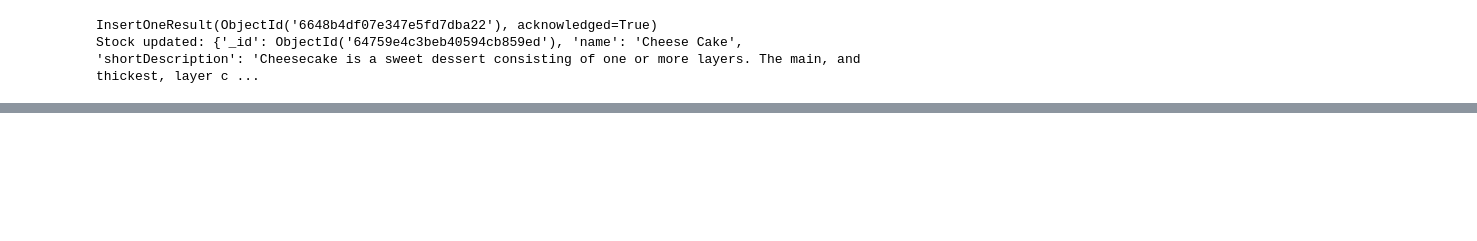
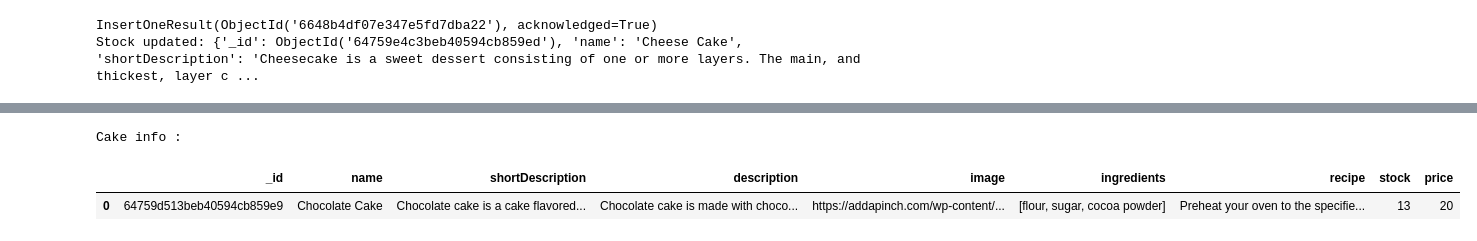
Before and after one commit to Yanaput/EGCI466-Big-Data-Processing, a Jupyter notebook: PyMongoExperiment.ipynb, the cells around one changed output, grey strips where cells are left out. Cells and saved outputs as stored; diff of their text form; code cells hidden in the pictures; blank space fills up the shorter version.

```diff
--- a/PyMongoExperiment.ipynb
+++ b/PyMongoExperiment.ipynb
@@ -213,0 +144,19 @@ Customer [Mark Kuprasertwong]'s order :
+# %%
+#@title Search cake by name
+
+SearchCake = "Chocolate Cake" #@param {type:"string"}
+
+#<--------------------------------------------------------------------------->
+
+if SearchCake is not None and SearchCake != "":
+  result = db.Cakes.find({'name' : SearchCake})
+  if result is not None:
+    print("Cake info : ")
+    cakeTable = pd.DataFrame(list(result))
+  else:
+    print(f"no {SearchCake} cake in database")
+cakeTable
+# %% [output]
+Cake info :
+|  | _id | name | shortDescription | description | image | ingredients | recipe | stock | price |
+| 0 | 64759d513beb40594cb859e9 | Chocolate Cake | Chocolate cake is a cake flavored... | Chocolate cake is made with choco... | https://addapinch.com/wp-content/... | [flour, sugar, cocoa powder] | Preheat your oven to the specifie... | 13 | 20 |
```
Also changed, not shown: parts of 11 cells of this notebook.
